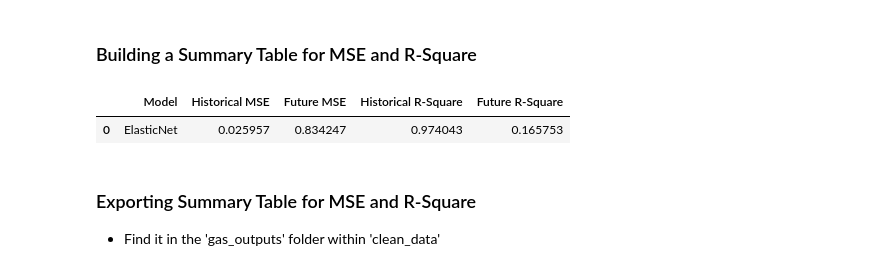
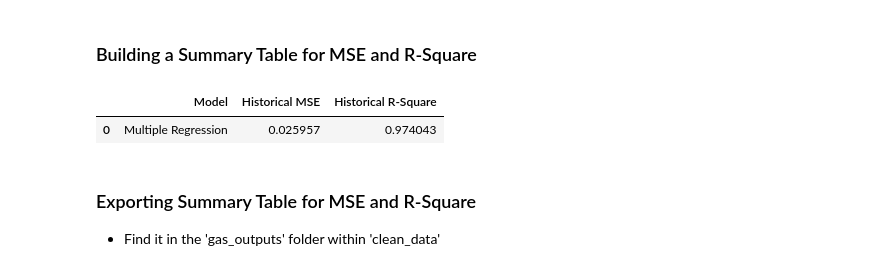
Before and after one commit to minerva-b/Final_Team_Project, a Jupyter notebook: minerva/ML_GC_ElasticNetModel.ipynb, the cells around one changed output. Drawn from its saved outputs; the diff is of its cells as text; code cells hidden in the pictures.

```diff
--- a/minerva/ML_GC_ElasticNetModel.ipynb
+++ b/minerva/ML_GC_ElasticNetModel.ipynb
@@ -313,20 +315,22 @@ future_comps_19_23.to_csv('../data/clean_data/gas_outputs/GasConsumption_Future_
 ### Building a Summary Table for MSE and R-Square
 # %%
 # Building a summary table for the MSE and R^2 for both historical and future
-stats = [["ElasticNet",
+stats = [["Multiple Regression",
           hist_mse,
-          future_mse,
-          hist_r2,
-          future_r2]]
+#           future_mse,
+          hist_r2 #,
+#           future_r2
+         ]]
 score_summary = pd.DataFrame(stats, columns = ["Model",
                                                "Historical MSE",
-                                               "Future MSE",
-                                               "Historical R-Square",
-                                               "Future R-Square"])
+#                                                "Future MSE",
+                                               "Historical R-Square" #,
+#                                                "Future R-Square"
+                                              ])
 score_summary
 # %% [output]
-|  | Model | Historical MSE | Future MSE | Historical R-Square | Future R-Square |
-| 0 | ElasticNet | 0.025957 | 0.834247 | 0.974043 | 0.165753 |
+|  | Model | Historical MSE | Historical R-Square |
+| 0 | Multiple Regression | 0.025957 | 0.974043 |
 # %% [markdown]
 ### Exporting Summary Table for MSE and R-Square
 * Find it in the 'gas_outputs' folder within 'clean_data'
```
Also changed, not shown: parts of 6 cells of this notebook, 7 other files.
